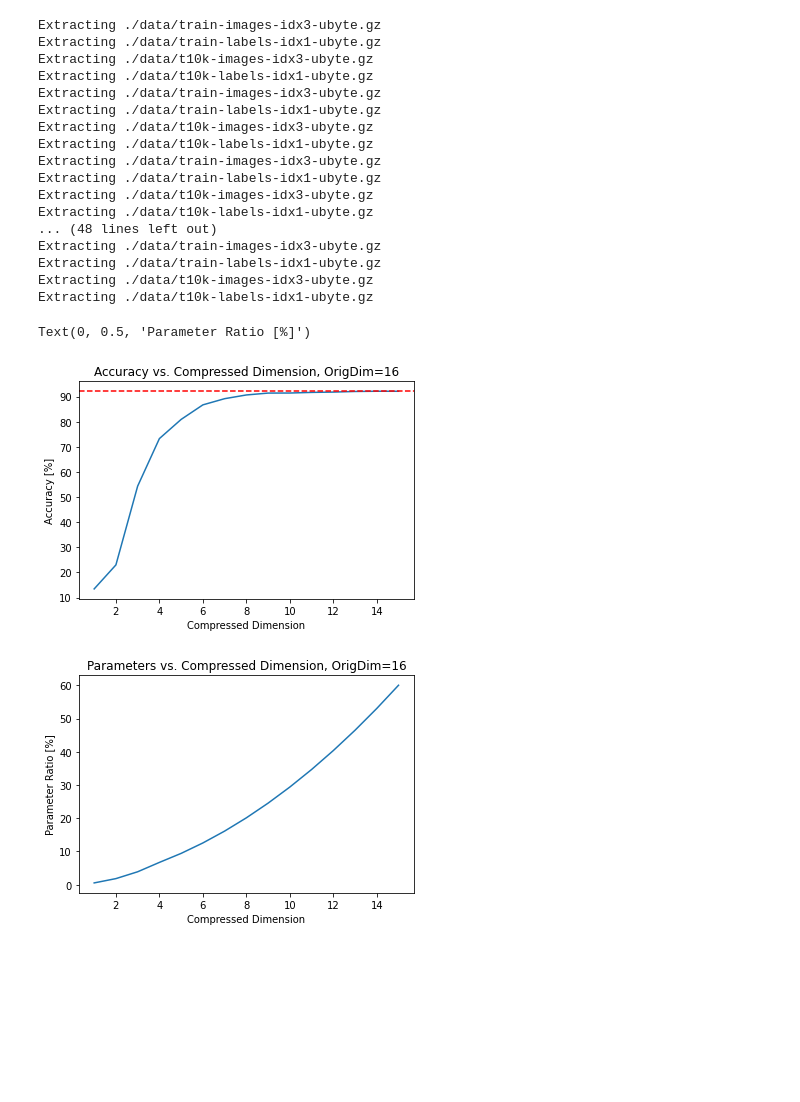
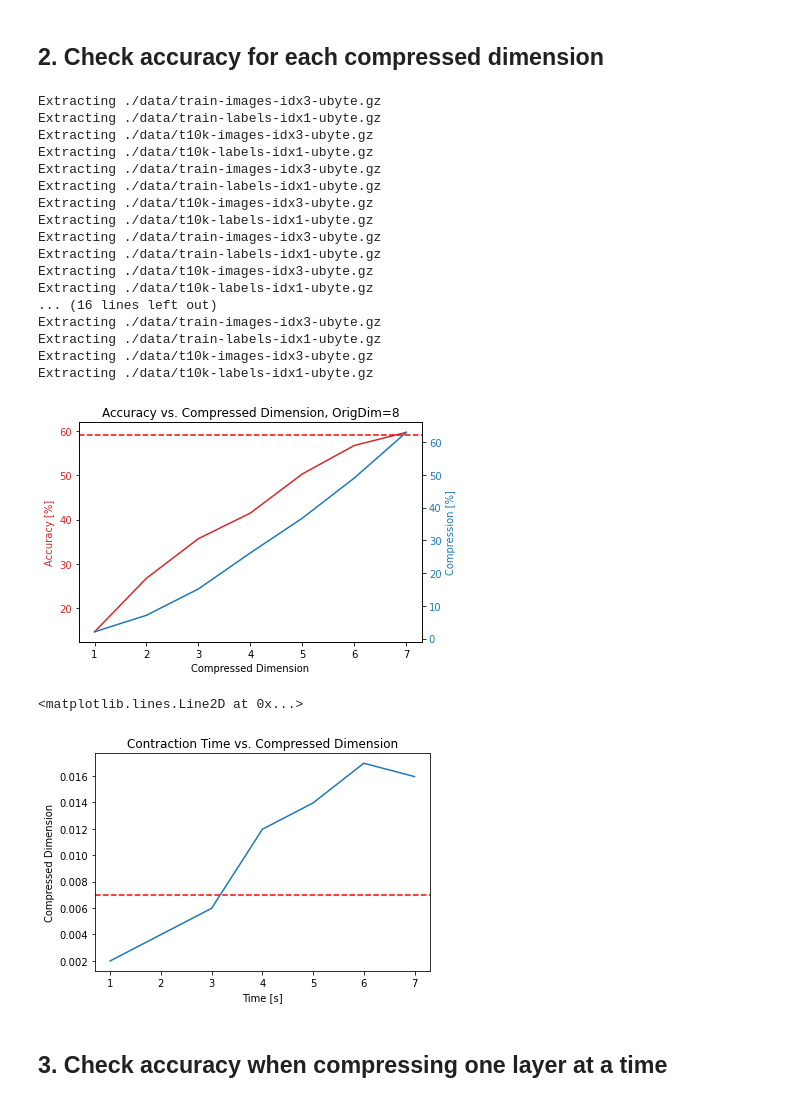
Before and after one commit to aaronleesander/DMRG-inspired-Algorithms-for-Neural-Network-Compression, a Jupyter notebook: DMRG/MPO_Net_Compression.ipynb, the cells around one changed output. Cells and saved outputs as stored; diff of their text form; code cells hidden in the pictures; blank space fills up the shorter version.

Commit message:
created heatmap, created parameter counter, tested time
Speed has problems that are not explainable (lower dims cause lower contraction speed), possibly due to being sparse

```diff
--- a/DMRG/MPO_Net_Compression.ipynb
+++ b/DMRG/MPO_Net_Compression.ipynb
@@ -231,0 +230,10 @@ def compress_NN(raw_state, phys_dim, threshold, compressed_state=0, plot=0):
+# %%
+D = 8
+sigma = [4, 7, 7, 4]
+sigma_prime = [4, 4, 4, 4]
+MPO_0, bias_0 = weights_to_MPO(weights, D, sigma, sigma_prime, layer=0)
+# %%
+D = 8
+sigma = [4, 4, 4, 4]
+sigma_prime = [1, 10, 1, 1]
+MPO_1, bias_1 = weights_to_MPO(weights, D, sigma, sigma_prime, layer=1)
@@ -231,0 +242,3 @@ def compress_NN(raw_state, phys_dim, threshold, compressed_state=0, plot=0):
+# %%
+acc, t = FC2(MPO_0, bias_0, MPO_1, bias_1)
+print(acc, "%", t, "s")
@@ -271,6 +306,9 @@ Sim: 60.68615053354439 Dist: 0.012000921617535862 BondDim: 15
+# %% [markdown]
+## 2. Check accuracy for each compressed dimension
 # %%
 ### Maximizing total accuracy
-acc = []
+acc_compressed = []
+time_compressed = []
 params = []
 if len(compressed_MPS_0) > len(compressed_MPS_1):
     shortest = len(compressed_MPS_1)
@@ -302,48 +340,73 @@ for new_dim in range(1, longest+1):
     for tensor in MPO_1_test:
         total_params += tensor.size
     params.append(total_params)
-    acc.append(FC2(MPO_0_test, bias_0, MPO_1_test, bias_1))
+
+    acc, t = FC2(MPO_0_test, bias_0, MPO_1_test, bias_1)
+    acc_compressed.append(acc)
+    time_compressed.append(t)
 
 params_orig = 0
 for tensor in MPO_0:
     params_orig += tensor.size
 for tensor in MPO_1:
     params_orig += tensor.size
 
 params = np.array(params)/params_orig*100
-acc_orig = FC2(MPO_0, bias_0, MPO_1, bias_1)
-plt.figure()
-plt.plot(range(1, len(compressed_MPS_0)+1), acc)
-plt.axhline(acc_orig, color='r', linestyle='--')
+acc_orig, time_orig = FC2(MPO_0, bias_0, MPO_1, bias_1)
+
+
+x = range(1, len(compressed_MPS_0)+1)
+data1 = acc
+data2 = params
+
+fig, ax1 = plt.subplots()
+
+color = 'tab:red'
+ax1.set_xlabel('Compressed Dimension')
+ax1.set_ylabel('Accuracy [%]', color=color)
+ax1.plot(x, acc_compressed, color=color)
+ax1.tick_params(axis='y', labelcolor=color)
+ax1.axhline(acc_orig, color='r', linestyle='--')
+
+ax2 = ax1.twinx()  # instantiate a second axes that shares the same x-axis
+
+color = 'tab:blue'
+ax2.set_ylabel('Compression [%]', color=color)  # we already handled the x-label with ax1
+ax2.plot(x, params, color=color)
+ax2.tick_params(axis='y', labelcolor=color)
+
 plt.title('Accuracy vs. Compressed Dimension, OrigDim=%d' %(len(compressed_MPS_0)+1))
-plt.xlabel('Compressed Dimension')
-plt.ylabel('Accuracy [%]')
+
+fig.tight_layout()
+plt.show()
 
 plt.figure()
-plt.plot(range(1, len(compressed_MPS_0)+1), params)
-#plt.axhline(params_orig, color='r', linestyle='--')
-plt.title('Parameters vs. Compressed Dimension, OrigDim=%d' %(len(compressed_MPS_0)+1))
-plt.xlabel('Compressed Dimension')
-plt.ylabel('Parameter Ratio [%]')
+plt.plot(x, time_compressed)
+plt.title('Contraction Time vs. Compressed Dimension')
+plt.xlabel('Time [s]')
+plt.ylabel('Compressed Dimension')
+plt.axhline(time_orig, color='r', linestyle='--')
 # %% [output]
 Extracting ./data/train-images-idx3-ubyte.gz
 Extracting ./data/train-labels-idx1-ubyte.gz
 Extracting ./data/t10k-images-idx3-ubyte.gz
 Extracting ./data/t10k-labels-idx1-ubyte.gz
 Extracting ./data/train-images-idx3-ubyte.gz
 Extracting ./data/train-labels-idx1-ubyte.gz
 Extracting ./data/t10k-images-idx3-ubyte.gz
 Extracting ./data/t10k-labels-idx1-ubyte.gz
 Extracting ./data/train-images-idx3-ubyte.gz
 Extracting ./data/train-labels-idx1-ubyte.gz
 Extracting ./data/t10k-images-idx3-ubyte.gz
 Extracting ./data/t10k-labels-idx1-ubyte.gz
-... (48 lines left out)
+... (16 lines left out)
 Extracting ./data/train-images-idx3-ubyte.gz
 Extracting ./data/train-labels-idx1-ubyte.gz
 Extracting ./data/t10k-images-idx3-ubyte.gz
 Extracting ./data/t10k-labels-idx1-ubyte.gz
+[figure, new version]
-Text(0, 0.5, 'Parameter Ratio [%]')
+<matplotlib.lines.Line2D at 0x...>
-[figure, old version]
-[figure, old version]
+[figure, new version]
+# %% [markdown]
+## 3. Check accuracy when compressing one layer at a time
 # %%
```
Also changed, not shown: parts of 24 cells of this notebook, 1 other file.
